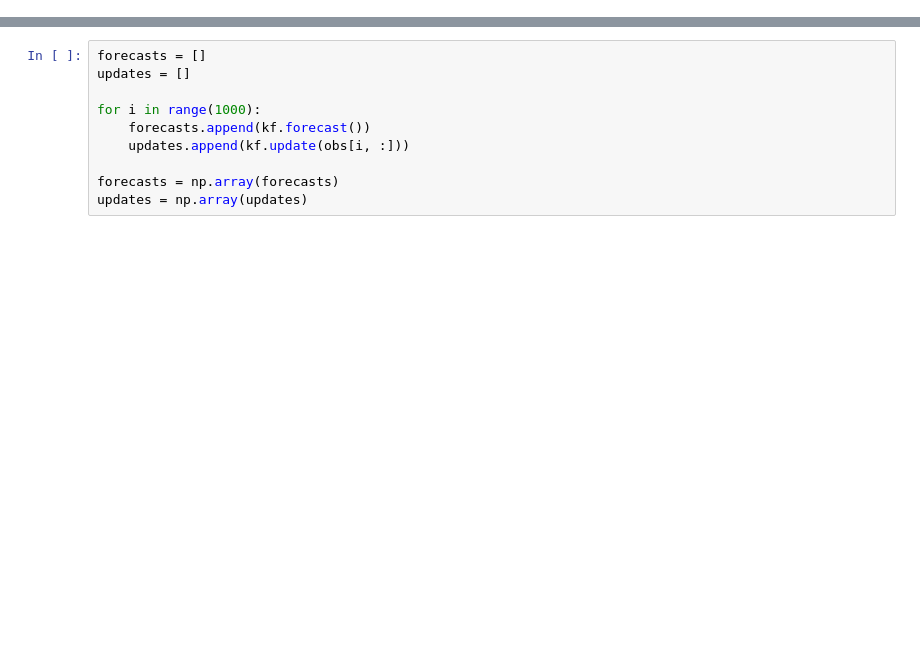
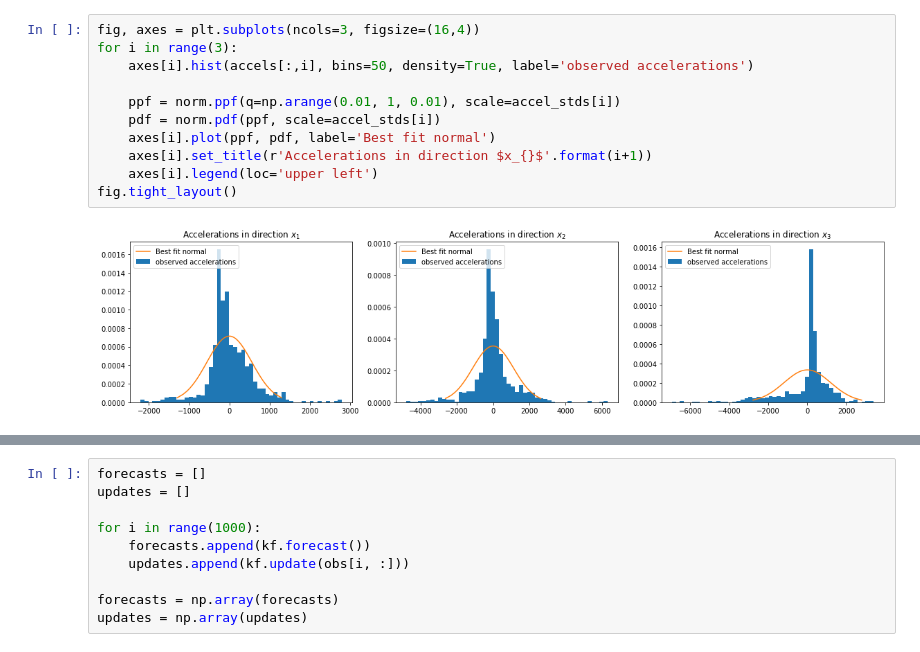
Before and after one commit to andrewbrettin/comp_stat_project, a Jupyter notebook: code/Lorenz_KF.ipynb, the cells around one changed output, grey strips where cells are left out. Drawn from its saved outputs; the diff is of its cells as text; blank space fills up the shorter version.

```diff
--- a/code/Lorenz_KF.ipynb
+++ b/code/Lorenz_KF.ipynb
@@ -55,0 +73,13 @@ fig.tight_layout()
+# %%
+fig, axes = plt.subplots(ncols=3, figsize=(16,4))
+for i in range(3):
+    axes[i].hist(accels[:,i], bins=50, density=True, label='observed accelerations')
+
+    ppf = norm.ppf(q=np.arange(0.01, 1, 0.01), scale=accel_stds[i])
+    pdf = norm.pdf(ppf, scale=accel_stds[i])
+    axes[i].plot(ppf, pdf, label='Best fit normal')
+    axes[i].set_title(r'Accelerations in direction $x_{}$'.format(i+1))
+    axes[i].legend(loc='upper left')
+fig.tight_layout()
+# %% [output]
+[figure, added]
```
Also changed, not shown: parts of 16 cells of this notebook, 1 other file.
